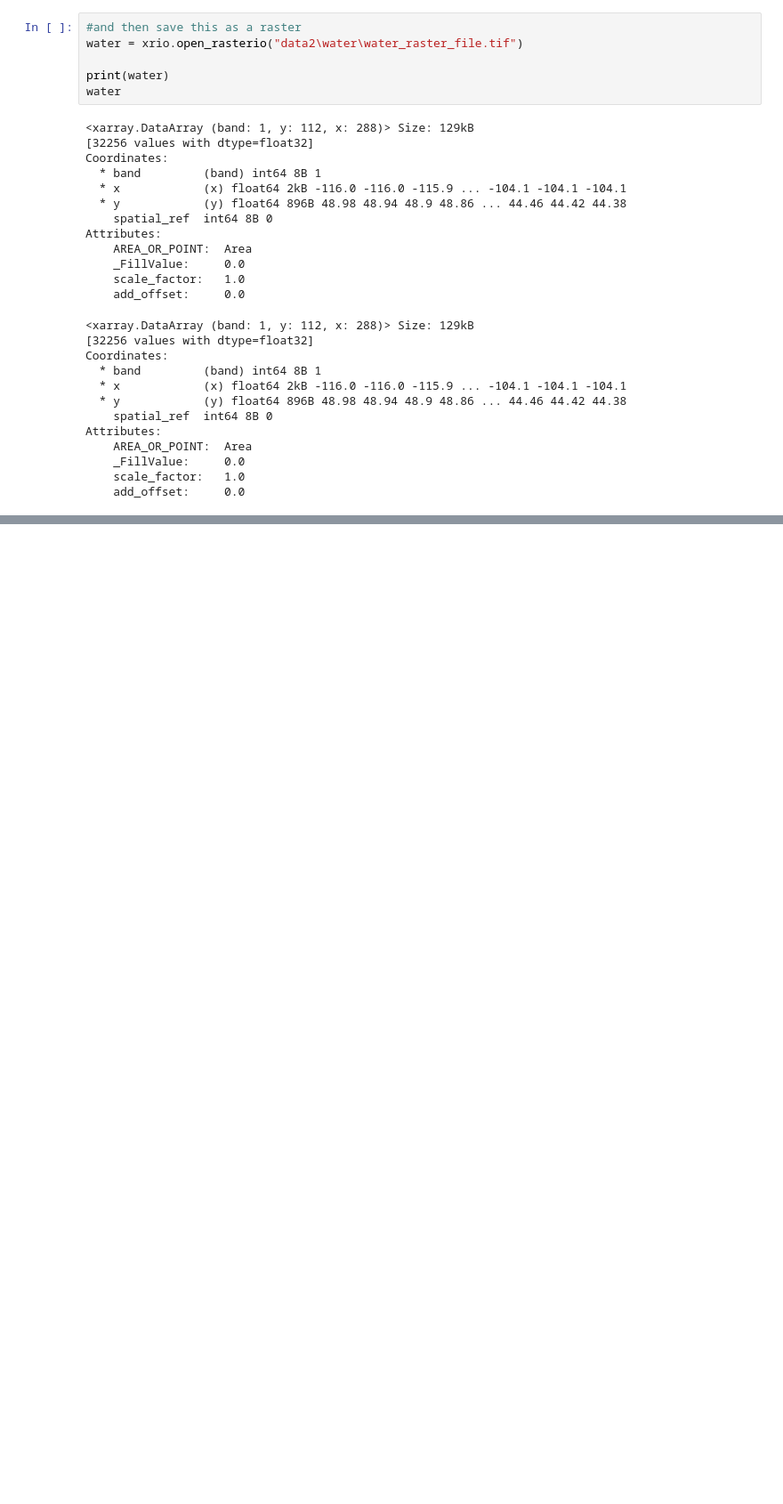
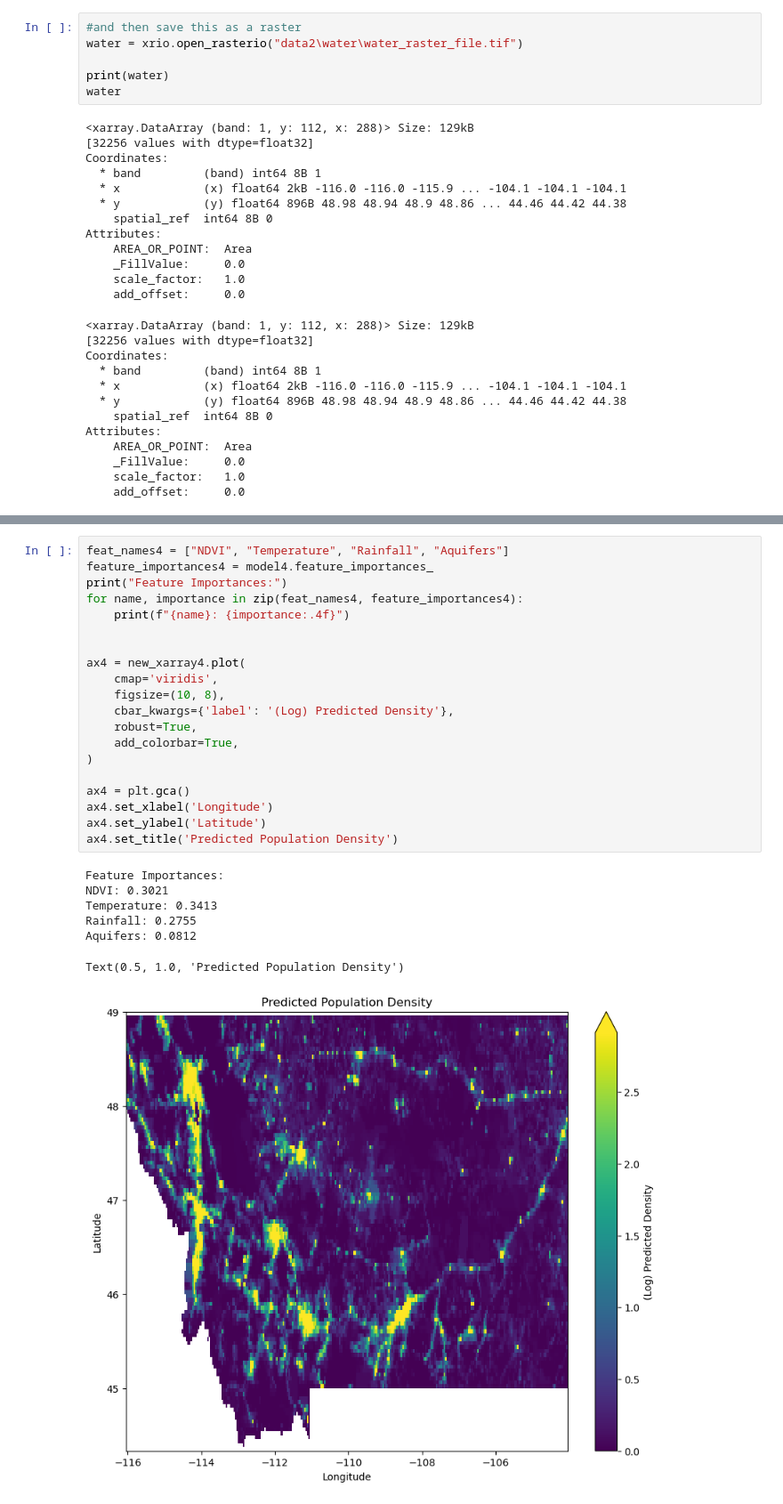
Before and after one commit to Chigiriq/geoP3, a Jupyter notebook: v3.ipynb, the cells around one changed output, grey strips where cells are left out. Shown at 89% size. Cells and saved outputs as stored; diff of their text form; blank space fills up the shorter version.

```diff
--- a/v3.ipynb
+++ b/v3.ipynb
@@ -988,0 +1252,28 @@ water.plot()
+# %%
+feat_names4 = ["NDVI", "Temperature", "Rainfall", "Aquifers"]
+feature_importances4 = model4.feature_importances_
+print("Feature Importances:")
+for name, importance in zip(feat_names4, feature_importances4):
+    print(f"{name}: {importance:.4f}")
+
+
+ax4 = new_xarray4.plot(
+    cmap='viridis',
+    figsize=(10, 8),
+    cbar_kwargs={'label': '(Log) Predicted Density'},
+    robust=True,
+    add_colorbar=True,
+)
+
+ax4 = plt.gca()
+ax4.set_xlabel('Longitude')
+ax4.set_ylabel('Latitude')
+ax4.set_title('Predicted Population Density')
+# %% [output]
+Feature Importances:
+NDVI: 0.3021
+Temperature: 0.3413
+Rainfall: 0.2755
+Aquifers: 0.0812
+Text(0.5, 1.0, 'Predicted Population Density')
+[figure, added]
```
Also changed, not shown: parts of 15 cells of this notebook, 1 other file.
